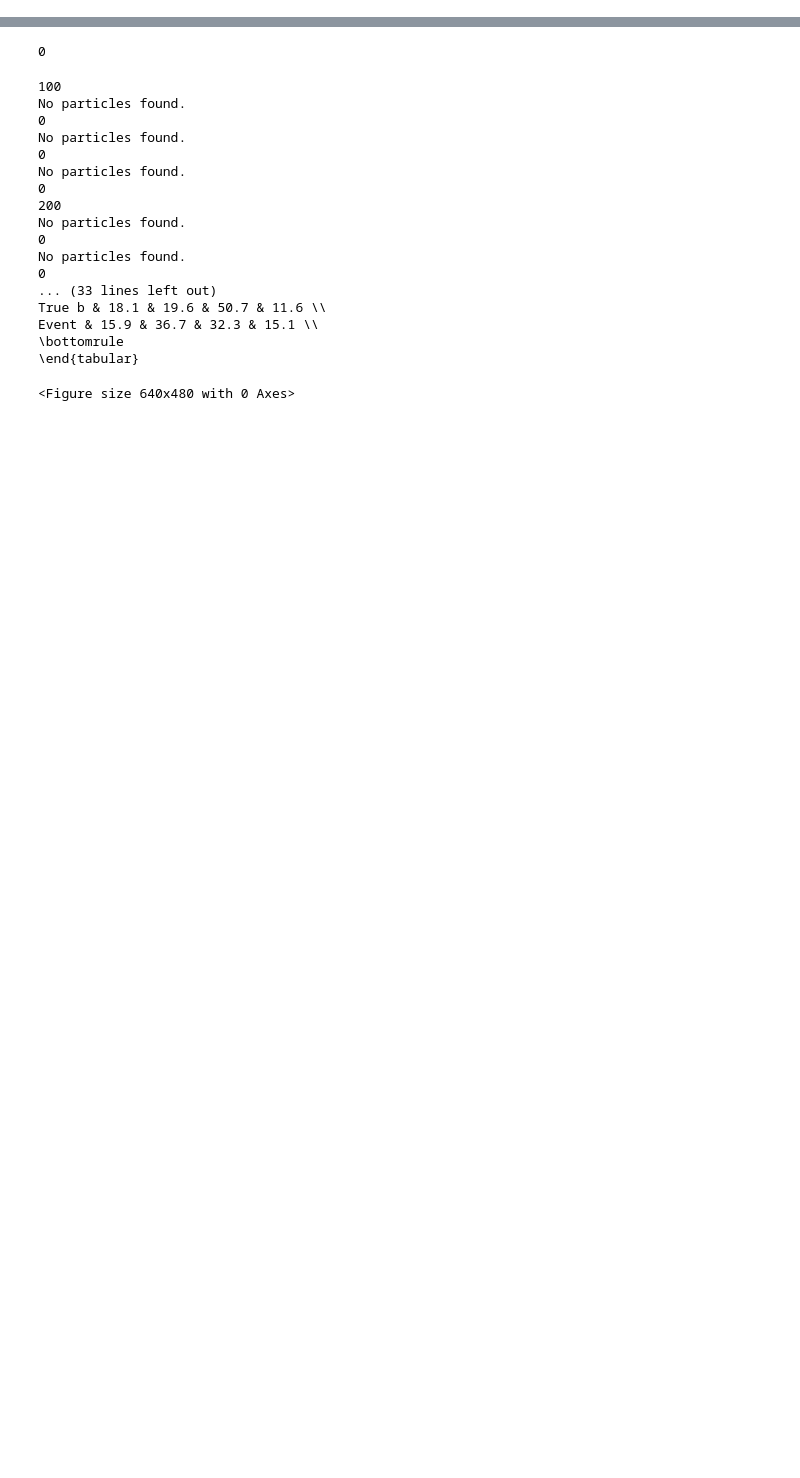
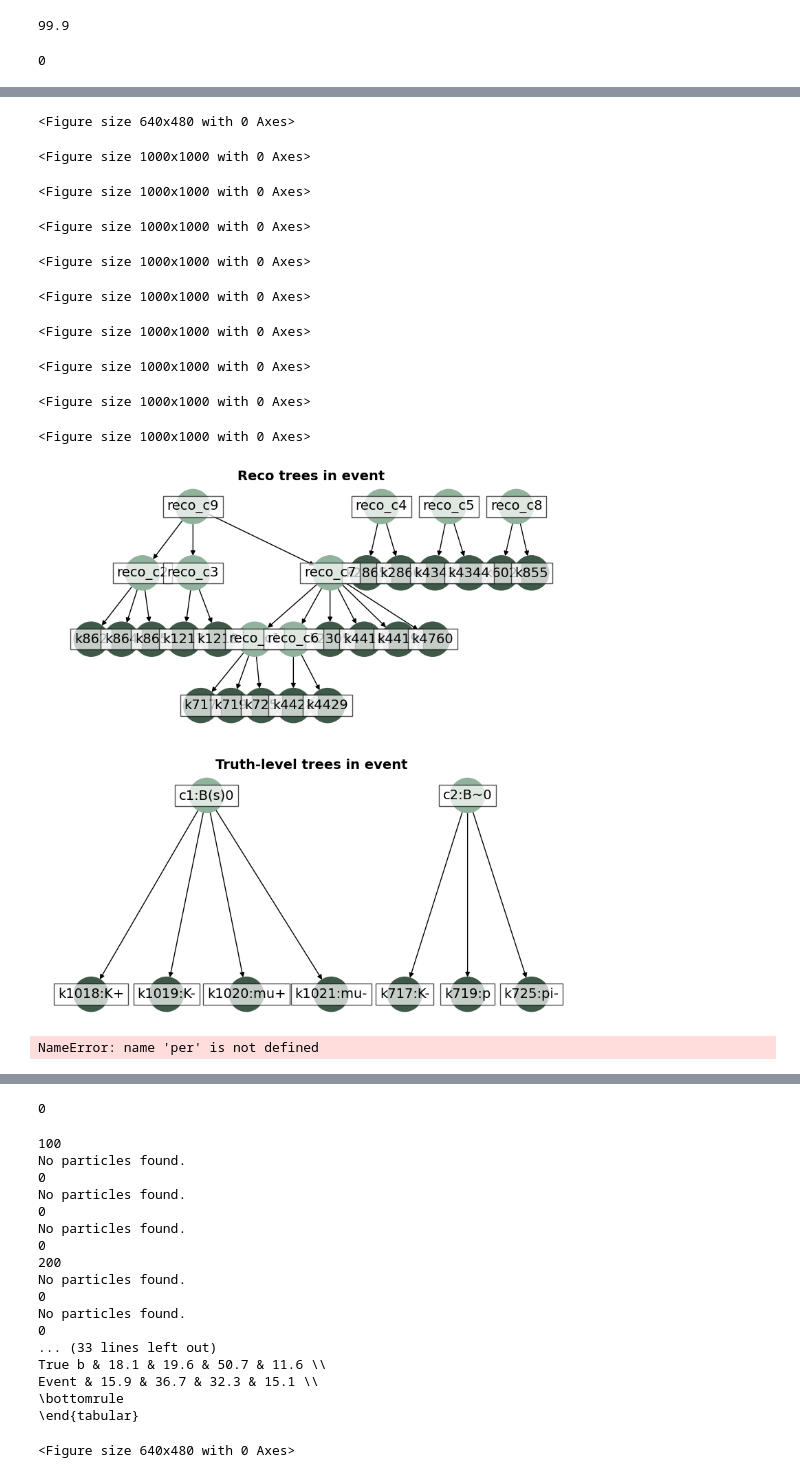
Before and after one commit to willsutcliffe/scalable_mtl_hgnn, a Jupyter notebook: Refactoring_perf.ipynb, the cells around one changed output, grey strips where cells are left out. Cells and saved outputs as stored; diff of their text form; code cells hidden in the pictures; blank space fills up the shorter version.

Commit message:
add changes to performance

```diff
--- a/Refactoring_perf.ipynb
+++ b/Refactoring_perf.ipynb
@@ -40,5 +22,13 @@ from wmpgnn.model.model_loader import ModelLoader
 from wmpgnn.configs.config_loader import ConfigLoader
 from wmpgnn.datasets.data_handler import DataHandler
 # Load the configuration
-config_loader = ConfigLoader("config_files/heteromp_gnn_inference.yaml", environment_prefix="DL")#
-#config_loader = ConfigLoader("config_files/mp_gnn_inference.yaml", environment_prefix="DL")
+#config_loader = ConfigLoader("config_files/heteromp_gnn_inference.yaml", environment_prefix="DL")#
+config_loader = ConfigLoader("config_files/test_mp_gnn_inference.yaml", environment_prefix="DL")
+#config_loader = ConfigLoader("config_files/mp_gnn_inference_B_DD.yaml", environment_prefix="DL")
+#config_loader = ConfigLoader("config_files/mp_gnn_inference_Bs_Jpsiphi.yaml", environment_prefix="DL")
+#config_loader = ConfigLoader("config_files/heteromp_gnn_inference_B_DD.yaml", environment_prefix="DL")#
+#config_loader = ConfigLoader("config_files/heteromp_gnn_inference_Lb_Lcpi.yaml", environment_prefix="DL")#
+#config_loader = ConfigLoader("config_files/heteromp_gnn_inference_Bs_Jpsiphi.yaml", environment_prefix="DL")
+#config_loader = ConfigLoader("config_files/heteromp_gnn_inference_Bd_Kpi.yaml", environment_prefix="DL")
+#config_loader = ConfigLoader("config_files/mp_gnn_inference_Bd_Kstmumu.yaml", environment_prefix="DL")
+#config_loader = ConfigLoader("config_files/test_heteromp_gnn_inference.yaml", environment_prefix="DL")#
@@ -53,0 +77,8 @@ perf = Performance(config_loader)
+# %%
+19.2 + 29.9 + 28.7 + 22.1
+# %% [output]
+99.9
+# %%
+perf.evaluate_reco_performance(event_max=1000, pruning_cut=0,plot_perfect_decaychains=10) #, ref_signal = ref_signal)
+# %% [output]
+0
@@ -53,0 +102,15 @@ perf = Performance(config_loader)
+<Figure size 640x480 with 0 Axes>
+<Figure size 1000x1000 with 0 Axes>
+<Figure size 1000x1000 with 0 Axes>
+<Figure size 1000x1000 with 0 Axes>
+<Figure size 1000x1000 with 0 Axes>
+<Figure size 1000x1000 with 0 Axes>
+<Figure size 1000x1000 with 0 Axes>
+<Figure size 1000x1000 with 0 Axes>
+<Figure size 1000x1000 with 0 Axes>
+<Figure size 1000x1000 with 0 Axes>
+[figure, added]
+# %%
+per.signal_df
+# %% [output]
+NameError: name 'per' is not defined
```
Also changed, not shown: parts of 41 cells of this notebook, 19 other files.
